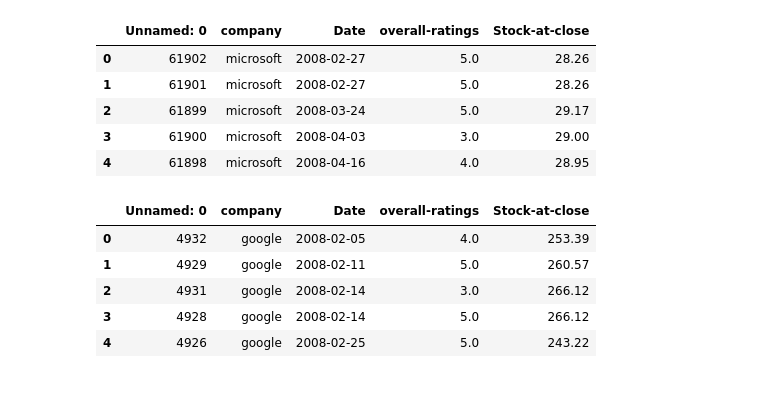
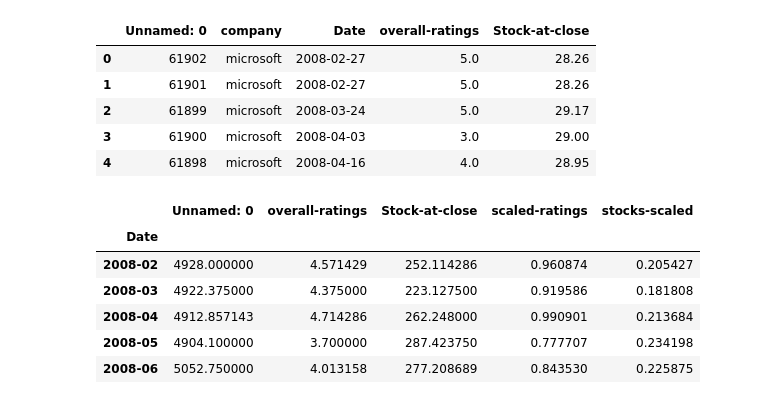
Before and after one commit to annabl38/Project_1, a Jupyter notebook: Company_stuff.Kim.ipynb, the cells around one changed output. Saved outputs shown, nothing was run; the diff lists cells and outputs as text; code cells hidden in the pictures.

```diff
--- a/Company_stuff.Kim.ipynb
+++ b/Company_stuff.Kim.ipynb
@@ -138,20 +156,26 @@ Microsoft_MSFT=Microsoft_MSFT.rename(columns={"Close":"Stock-at-close"})
 # %%
 #Google stock data
 GOOG_file= "../Project_1/worldtradingdata-history-GOOG.csv"
 GOOG_df= pd.read_csv(GOOG_file)
 GOOG_df['Date'] = pd.to_datetime(GOOG_df['Date'],format=None)
 
 #merged data
 Google_GOOG=pd.merge(google_df, GOOG_df, how='left', on ='Date')
 Google_GOOG.drop(['job-title','summary','location','pros','cons','advice-to-mgmt','work-balance-stars',
                   'culture-values-stars','carrer-opportunities-stars','comp-benefit-stars',
                   'senior-mangemnet-stars','helpful-count','link','Open','High','Low','Volume'], axis=1, inplace=True)
 Google_GOOG=Google_GOOG.rename(columns={"Close":"Stock-at-close"})
-(Google_GOOG.dropna()).head()
+Google_GOOG.dropna()
+g_month=Google_GOOG.Date.dt.to_period("M")
+google_mean=(Google_GOOG.groupby(g_month)).mean()
+google_mean['scaled-ratings']=(google_mean['overall-ratings']/google_mean['overall-ratings'].max())
+google_mean['stocks-scaled']=(google_mean['Stock-at-close']/google_mean['Stock-at-close'].max())
+google_mean.head(5)
 # %% [output]
-|  | Unnamed: 0 | company | Date | overall-ratings | Stock-at-close |
-| 0 | 4932 | google | 2008-02-05 | 4.0 | 253.39 |
-| 1 | 4929 | google | 2008-02-11 | 5.0 | 260.57 |
-| 2 | 4931 | google | 2008-02-14 | 3.0 | 266.12 |
-| 3 | 4928 | google | 2008-02-14 | 5.0 | 266.12 |
-| 4 | 4926 | google | 2008-02-25 | 5.0 | 243.22 |
+|  | Unnamed: 0 | overall-ratings | Stock-at-close | scaled-ratings | stocks-scaled |
+| Date |  |  |  |  |  |
+| 2008-02 | 4928.000000 | 4.571429 | 252.114286 | 0.960874 | 0.205427 |
+| 2008-03 | 4922.375000 | 4.375000 | 223.127500 | 0.919586 | 0.181808 |
+| 2008-04 | 4912.857143 | 4.714286 | 262.248000 | 0.990901 | 0.213684 |
+| 2008-05 | 4904.100000 | 3.700000 | 287.423750 | 0.777707 | 0.234198 |
+| 2008-06 | 5052.750000 | 4.013158 | 277.208689 | 0.843530 | 0.225875 |
```
Also changed, not shown: parts of 5 cells of this notebook.
